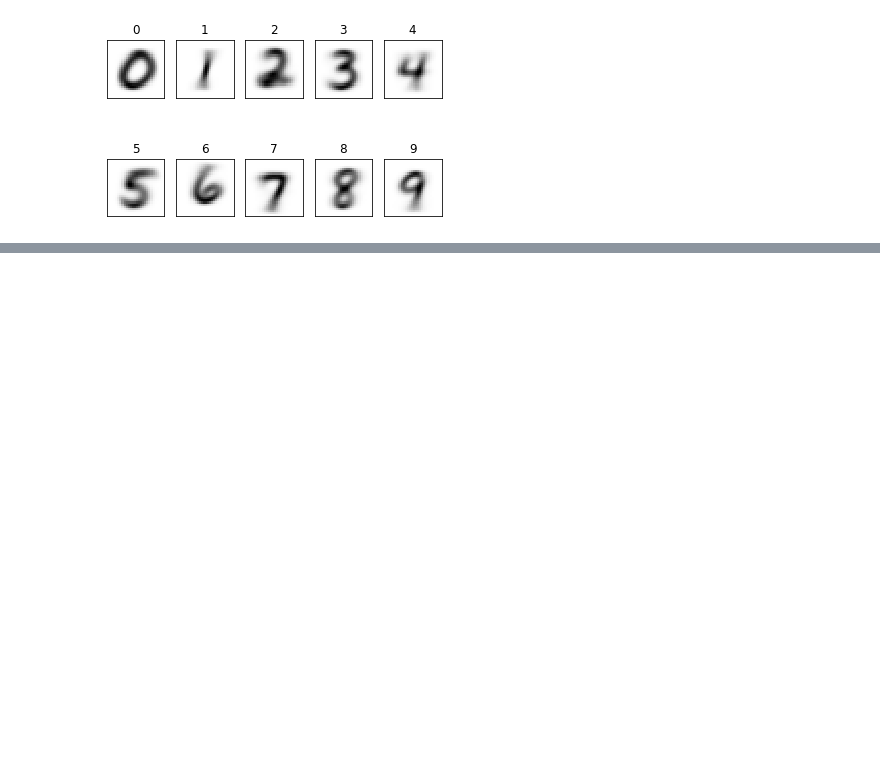
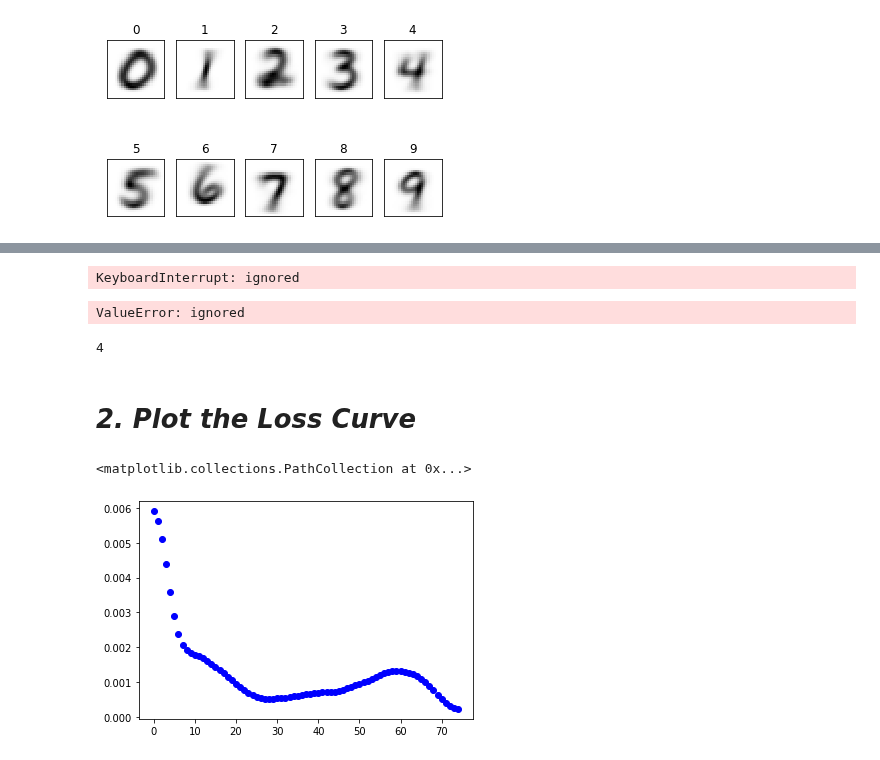
Before and after one commit to crescent98/machinelearning35911, a Jupyter notebook: assignment09.ipynb, the cells around one changed output, grey strips where cells are left out. Saved outputs shown, nothing was run; the diff lists cells and outputs as text; code cells hidden in the pictures; blank space fills up the shorter version.

Commit message:
2. Plot the accuracy curve

```diff
--- a/assignment09.ipynb
+++ b/assignment09.ipynb
@@ -136,0 +193,8 @@ plt.show()
+# %%
+i=0
+sum_w=0
+sum_v=0
+sum_u=0
+m=6000
+a=0.01
+j_objective=[]
@@ -136,0 +207,51 @@ plt.show()
+# %%
+#traning
+while(i<100):
+  for j in range(0,6000): #data 마다
+    sum_j=0
+    #y, z, h 구하기
+    y=np.matmul(u_temp,np.append(np.arange(1),data_normalized[j]))
+    y_sig=h_function(y)
+    z=np.matmul(v_temp,np.append(np.arange(1),y_sig))
+    z_sig=h_function(z)
+    h=np.matmul(w_temp,np.append(np.arange(1),z_sig))
+    h_sig=h_function(h)
+
+    #마지막 오차 구하기 / delta_4 구하기
+    delta_4=h_sig-label_matrix[j]
+
+    #delta_3 구하기
+    w_tp=np.transpose(w_temp)
+    delta_3=(np.matmul(w_tp,delta_4))*np.append(np.arange(1),z_sig)*(1-np.append(np.arange(1),z_sig))
+
+    #delta_2 구하기
+    v_tp=np.transpose(v_temp)
+    delta_2=(np.matmul(v_tp,delta_3[1:,]))*np.append(np.arange(1),y_sig)*(1-np.append(np.arange(1),y_sig))
+
+    #delta4 -> w 고치기
+    x_array=np.ones(50)*np.append(np.arange(1),z_sig)
+    y_array=np.ones(10).reshape(10,1)*delta_4.reshape(10,1)
+    delta_w=x_array*y_array
+    sum_w=sum_w+delta_w
+
+    #delta3 -> v 고치기
+    x_array=np.ones(197)*np.append(np.arange(1),y_sig)
+    y_array=np.ones(49).reshape(49,1)*delta_3[1:,].reshape(49,1)
+    delta_v=x_array*y_array
+    sum_v=sum_v+delta_v
+
+    #delta2 -> u 고치기
+    x_array=np.ones(785)*np.append(np.arange(1),data_normalized[j])
+    y_array=np.ones(196).reshape(196,1)*delta_2[1:,].reshape(196,1)
+    delta_u=x_array*y_array
+    sum_u=sum_u+delta_u
+
+    #objective function
+    sum_j=sum_j+np.sum((-label_matrix[j])*np.log(h_sig)-(1-label_matrix[j])*np.log(1-h_sig))
+  v_temp=v_temp-sum_v/m*a
+  u_temp=u_temp-sum_u/m*a
+  w_temp=w_temp-sum_w/m*a
+  train_objective[i]=sum_j/m
+  i=i+1
+# %% [output]
+KeyboardInterrupt: ignored
@@ -136,0 +307,20 @@ plt.show()
+# %%
+y=np.matmul(u_temp,np.append(np.arange(1),data_normalized))
+y_sig=h_function(y)
+z=np.matmul(v_temp,np.append(np.arange(1),y_sig))
+z_sig=h_function(z)
+h=np.matmul(w_temp,np.append(np.arange(1),z_sig))
+h_sig=h_function(h)
+# %% [output]
+ValueError: ignored
+# %%
+np.argmax(h_sig)
+# %% [output]
+4
+# %% [markdown]
+# ***2. Plot the Loss Curve***
+# %%
+plt.scatter(range(0,len(j_objective)),j_objective,c="#0000ff")
+# %% [output]
+<matplotlib.collections.PathCollection at 0x...>
+[figure, added]
```
Also changed, not shown: parts of 16 cells of this notebook.
